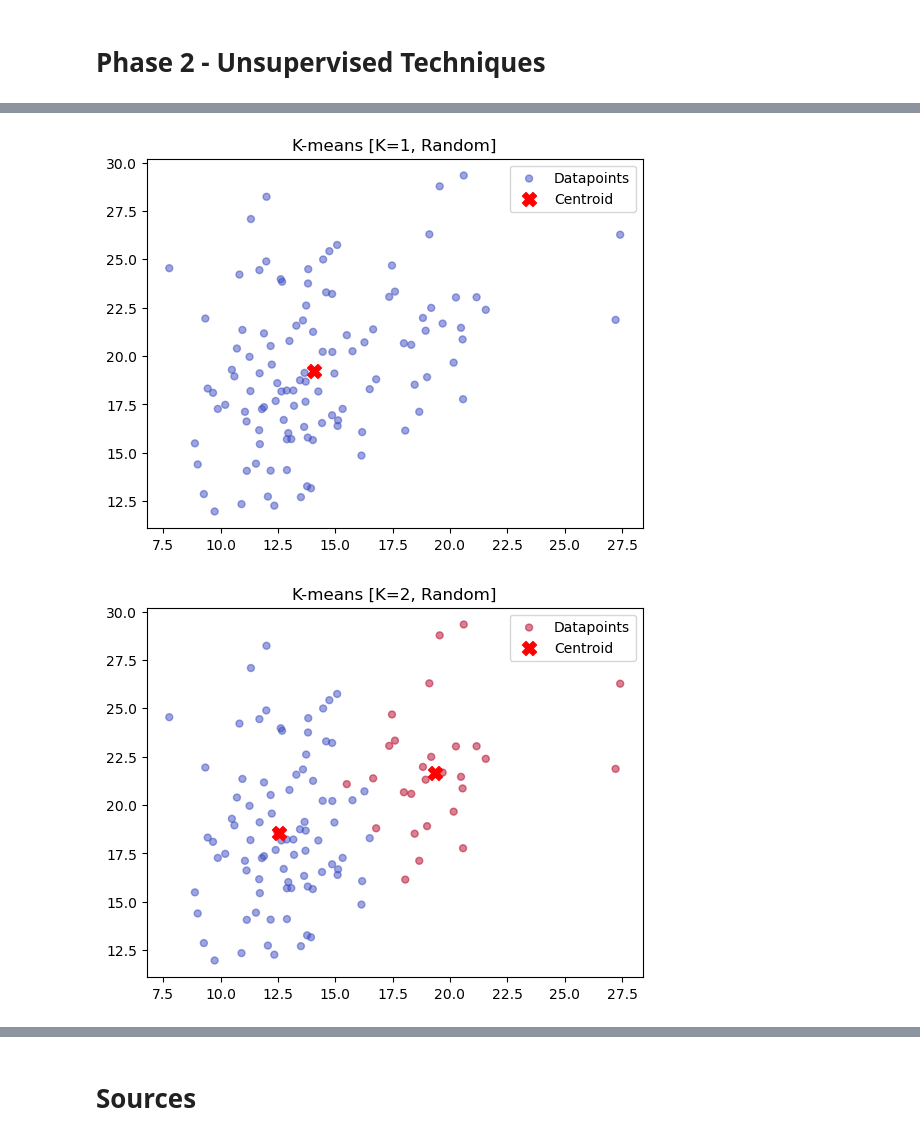
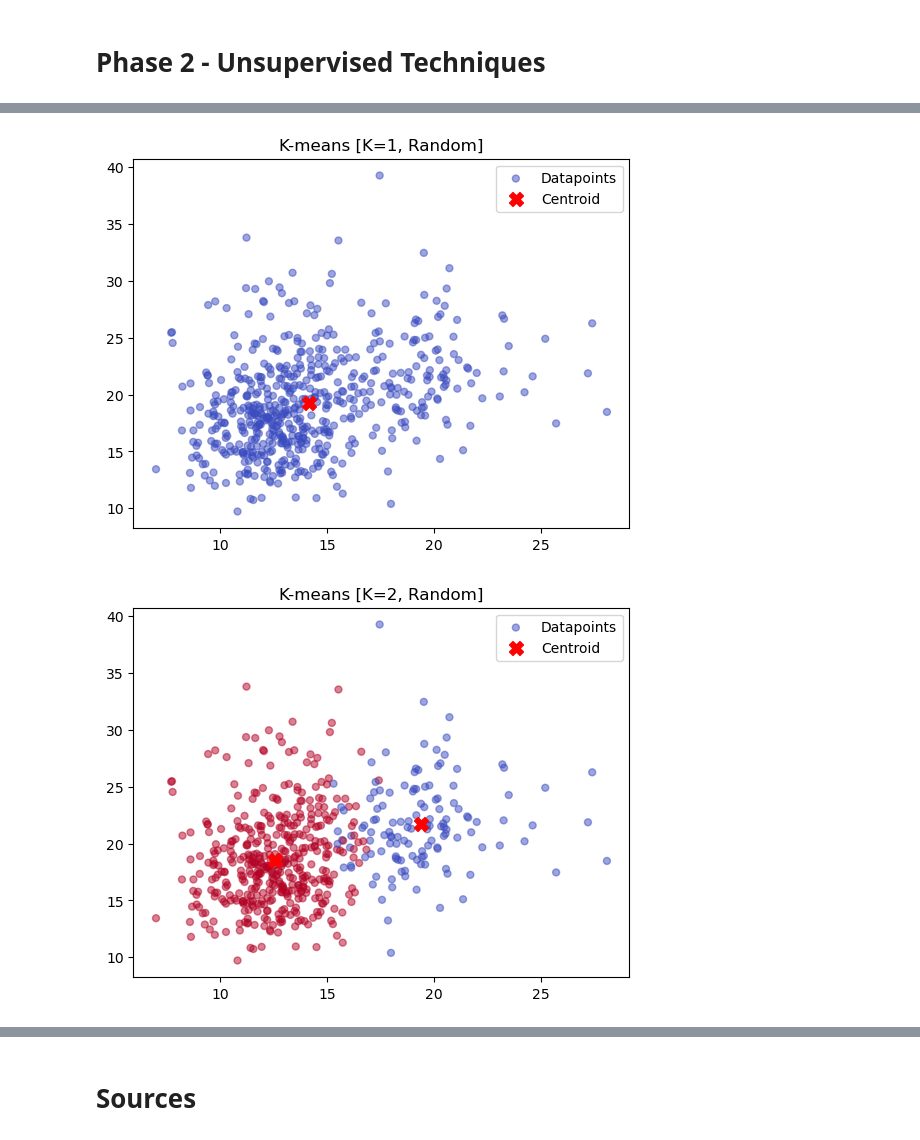
Before and after one commit to Willnguyen02/CS235F25_Course_Project, a Jupyter notebook: [CS235F25]_Course_Project.ipynb, the cells around one changed output, grey strips where cells are left out. Saved outputs shown, nothing was run; the diff lists cells and outputs as text; code cells hidden in the pictures.

```diff
--- a/[CS235F25]_Course_Project.ipynb
+++ b/[CS235F25]_Course_Project.ipynb
@@ -747,19 +746,19 @@ class kmeans():
 # Train Kmeans models [K-Means++]
 # Train 5 K-Means++ models, K = 1 through 5
 kmeans_model_k1_plus = kmeans(k=1, initialization="K-means++", max_iter=500)
-kmeans_model_k1_plus.fit(X_train)
+kmeans_model_k1_plus.fit(X)
 
 kmeans_model_k2_plus = kmeans(k=2, initialization="K-means++", max_iter=500)
-kmeans_model_k2_plus.fit(X_train)
+kmeans_model_k2_plus.fit(X)
 
 kmeans_model_k3_plus = kmeans(k=3, initialization="K-means++", max_iter=500)
-kmeans_model_k3_plus.fit(X_train)
+kmeans_model_k3_plus.fit(X)
 
 kmeans_model_k4_plus = kmeans(k=4, initialization="K-means++", max_iter=500)
-kmeans_model_k4_plus.fit(X_train)
+kmeans_model_k4_plus.fit(X)
 
 kmeans_model_k5_plus = kmeans(k=5, initialization="K-means++", max_iter=500)
-kmeans_model_k5_plus.fit(X_train)
+kmeans_model_k5_plus.fit(X)
 
 # Store each model in a list
 kmeans_plus = [kmeans_model_k1_plus, kmeans_model_k2_plus, kmeans_model_k3_plus, kmeans_model_k4_plus, kmeans_model_k5_plus]
@@ -774,19 +773,19 @@ Converged in 21 iterations.
 # Train 5 randomly initialized K-means models, K = 1 through 5
 
 kmeans_model_k1_rand = kmeans(k=1, initialization="Random", max_iter=500)
-kmeans_model_k1_rand.fit(X_train)
+kmeans_model_k1_rand.fit(X)
 
 kmeans_model_k2_rand = kmeans(k=2, initialization="Random", max_iter=500)
-kmeans_model_k2_rand.fit(X_train)
+kmeans_model_k2_rand.fit(X)
 
 kmeans_model_k3_rand = kmeans(k=3, initialization="Random", max_iter=500)
-kmeans_model_k3_rand.fit(X_train)
+kmeans_model_k3_rand.fit(X)
 
 kmeans_model_k4_rand = kmeans(k=4, initialization="Random", max_iter=500)
-kmeans_model_k4_rand.fit(X_train)
+kmeans_model_k4_rand.fit(X)
 
 kmeans_model_k5_rand = kmeans(k=5, initialization="Random", max_iter=500)
-kmeans_model_k5_rand.fit(X_train)
+kmeans_model_k5_rand.fit(X)
 
 # Create a list to store each model
 kmeans_rand = [kmeans_model_k1_rand, kmeans_model_k2_rand, kmeans_model_k3_rand, kmeans_model_k4_rand, kmeans_model_k5_rand]
@@ -800,20 +799,20 @@ Converged in 42 iterations.
 # Plot K-Means++, K=1-5 models
 
 # Convert to numpy array
-if hasattr(X_test, "values"):
-    X_test_np = X_test.values
+if hasattr(X, "values"):
+    X_np = X.values
 else:
-    X_test_np = X_test
+    X_np = X
 
 # Loop through all K-means++ models
 for model in kmeans_plus:
 
     # Set labels and centroids
-    labels = model.predict(X_test_np)
+    labels = model.predict(X_np)
     centroids = model.centroids
 
     # Scatter plot examining centroids and assigned datapoints
-    plt.scatter(X_test_np[:,0], X_test_np[:,1], c=labels, cmap="coolwarm", s=25, alpha=0.5, label="Datapoints")
+    plt.scatter(X_np[:,0], X_np[:,1], c=labels, cmap="coolwarm", s=25, alpha=0.5, label="Datapoints")
     plt.scatter(centroids[:,0], centroids[:,1], c="red", s=100, marker="X", label="Centroid")
     plt.title(f"K-means [K={model.k}, {model.initialization}]")
     plt.legend()
@@ -827,19 +826,19 @@ for model in kmeans_plus:
 # %%
 # Plot randomly initialized k-means models
 
 # Loop through all K-means++ models
 for model in kmeans_rand:
 
     # Set labels and centroids
-    labels = model.predict(X_test_np)
+    labels = model.predict(X_np)
     centroids = model.centroids
 
     # Scatter plot examining centroids and assigned datapoints
-    plt.scatter(X_test_np[:,0], X_test_np[:,1], c=labels, cmap="coolwarm", s=25, alpha=0.5, label="Datapoints")
+    plt.scatter(X_np[:,0], X_np[:,1], c=labels, cmap="coolwarm", s=25, alpha=0.5, label="Datapoints")
     plt.scatter(centroids[:,0], centroids[:,1], c="red", s=100, marker="X", label="Centroid")
     plt.title(f"K-means [K={model.k}, {model.initialization}]")
     plt.legend()
     plt.show()
 # %% [output]
-[figure, old version]
+[figure, new version]
-[figure, old version]
+[figure, new version]
```
Also changed, not shown: parts of 9 cells of this notebook.
